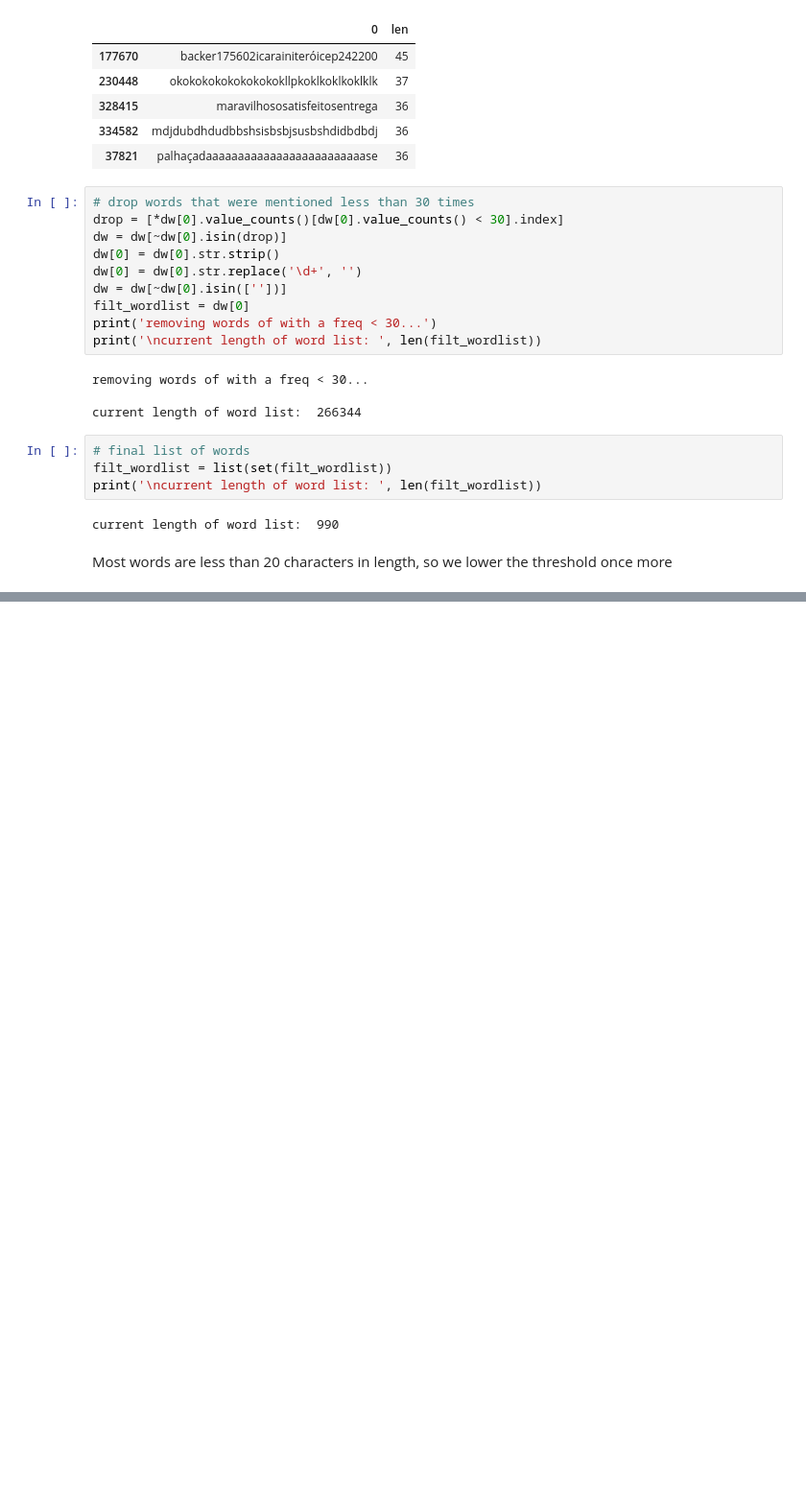
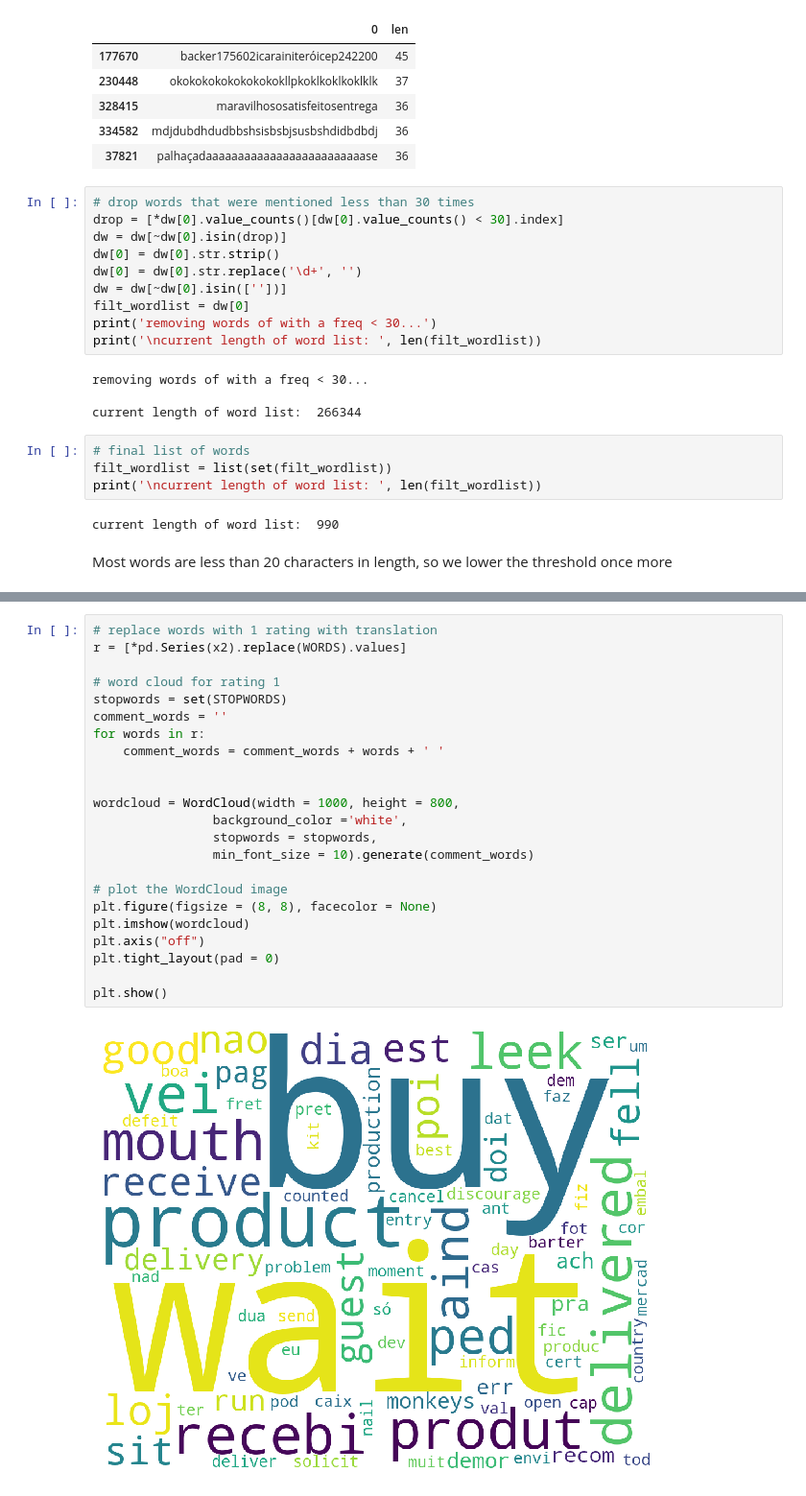
Before and after one commit to fnau001/final-project, a Jupyter notebook: project_temp.ipynb, the cells around one changed output, grey strips where cells are left out. Shown at 96% size. Cells and saved outputs as stored; diff of their text form; blank space fills up the shorter version.

```diff
--- a/project_temp.ipynb
+++ b/project_temp.ipynb
@@ -959,0 +1118,25 @@ plt.show()
+# %%
+# replace words with 1 rating with translation
+r = [*pd.Series(x2).replace(WORDS).values]
+
+# word cloud for rating 1
+stopwords = set(STOPWORDS)
+comment_words = ''
+for words in r:
+    comment_words = comment_words + words + ' '
+
+
+wordcloud = WordCloud(width = 1000, height = 800,
+                background_color ='white',
+                stopwords = stopwords,
+                min_font_size = 10).generate(comment_words)
+
+# plot the WordCloud image
+plt.figure(figsize = (8, 8), facecolor = None)
+plt.imshow(wordcloud)
+plt.axis("off")
+plt.tight_layout(pad = 0)
+
+plt.show()
+# %% [output]
+[figure, added]
```
Also changed, not shown: parts of 22 cells of this notebook, 1 other file.
